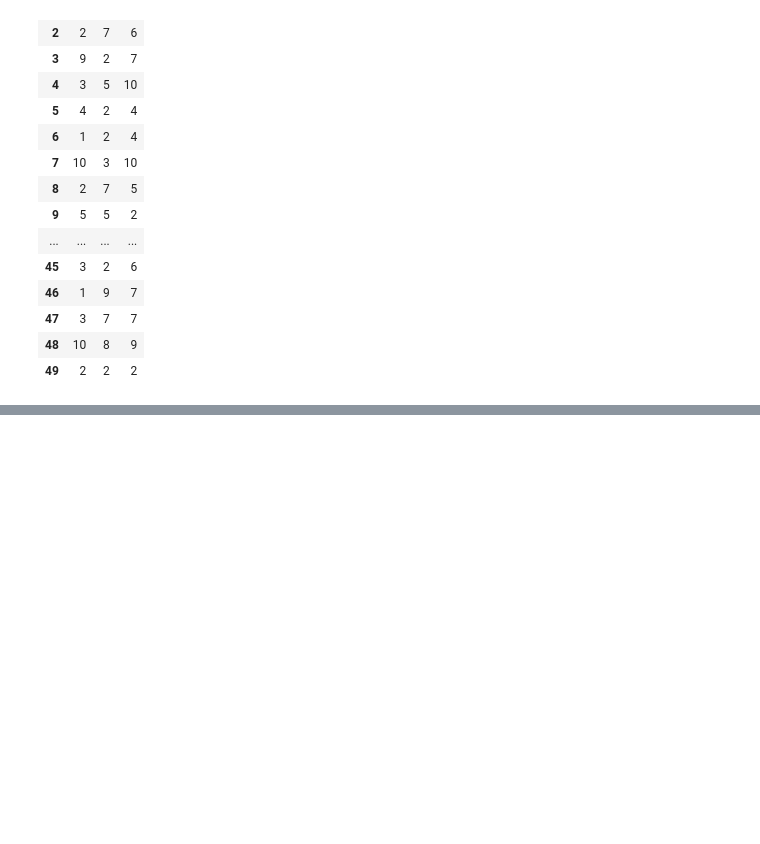
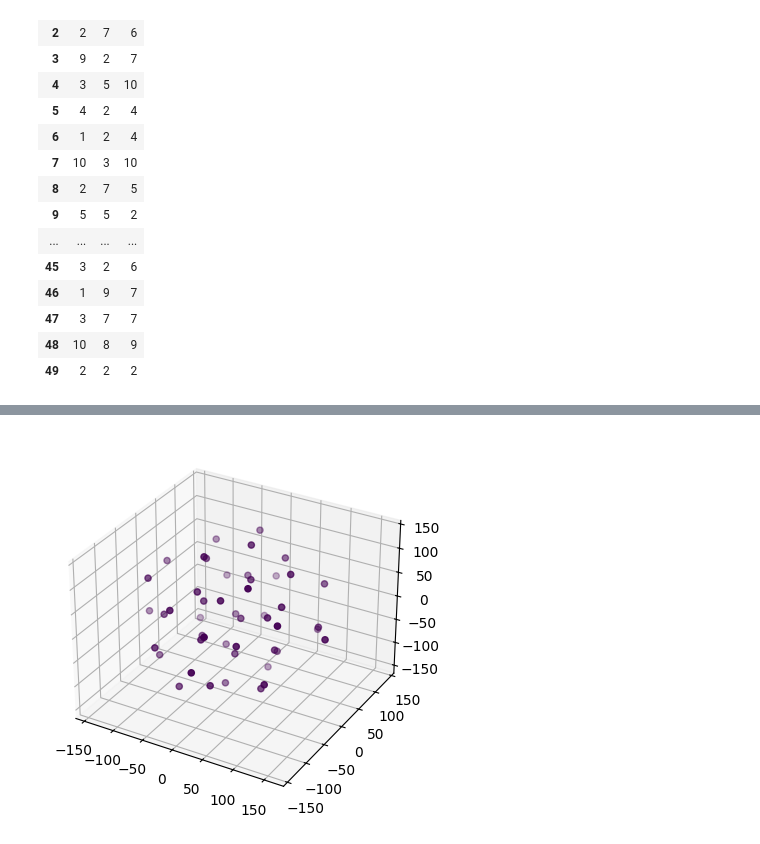
Before and after one commit to FilippYV/Big_Data_analysis_technologies_and_tools, a Jupyter notebook: Practical_work/Pr_6.ipynb, the cells around one changed output, grey strips where cells are left out. Saved outputs shown, nothing was run; the diff lists cells and outputs as text; code cells hidden in the pictures; blank space fills up the shorter version.

```diff
--- a/Practical_work/Pr_6.ipynb
+++ b/Practical_work/Pr_6.ipynb
@@ -66,0 +78,5 @@ plt.show()
+# %%
+model1 = KMeans(n_clusters=3, random_state=123, init='k-means++')
+# %%
+model1.fit(data)
+model1.cluster_centers_
@@ -66,0 +110,7 @@ plt.show()
+# %%
+from sklearn.cluster import DBSCAN
+
+model3 = DBSCAN(eps=6, min_samples=6).fit(data)
+# %%
+labels = model3.labels_
+labels
@@ -66,0 +126,13 @@ plt.show()
+# %%
+from sklearn.manifold import TSNE
+import matplotlib.pyplot as plt
+
+tsne = TSNE(n_components=3)
+embedding = tsne.fit_transform(data)
+
+fig = plt.figure()
+ax = fig.add_subplot(111, projection='3d')
+ax.scatter(embedding[:, 0], embedding[:, 1], embedding[:, 2], c=labels, cmap='viridis')  # labels - метки кластеров или целевая переменная
+plt.show()
+# %% [output]
+[figure, added]
```
Also changed, not shown: parts of 10 cells of this notebook, 2 other files.
